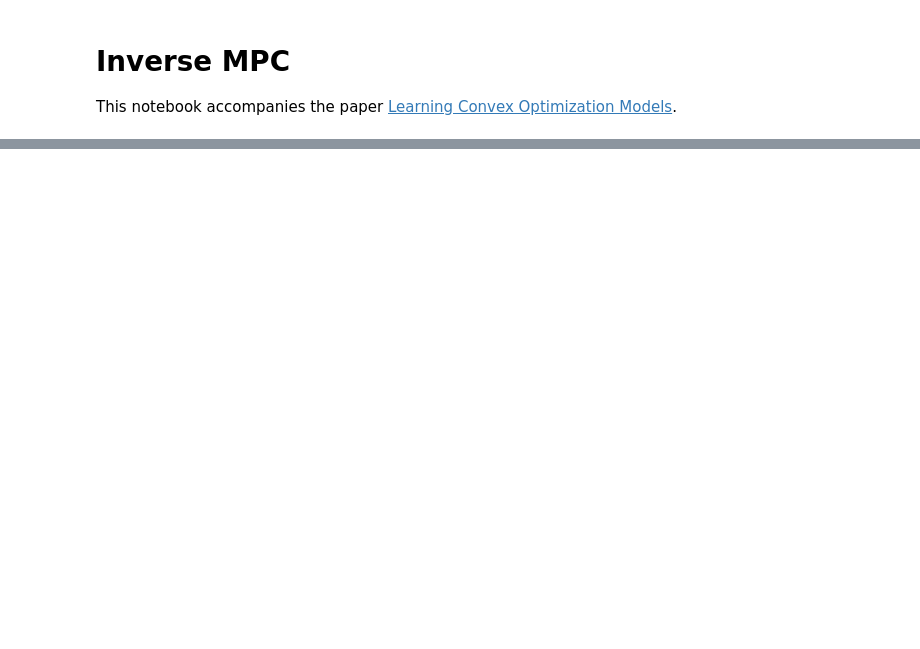
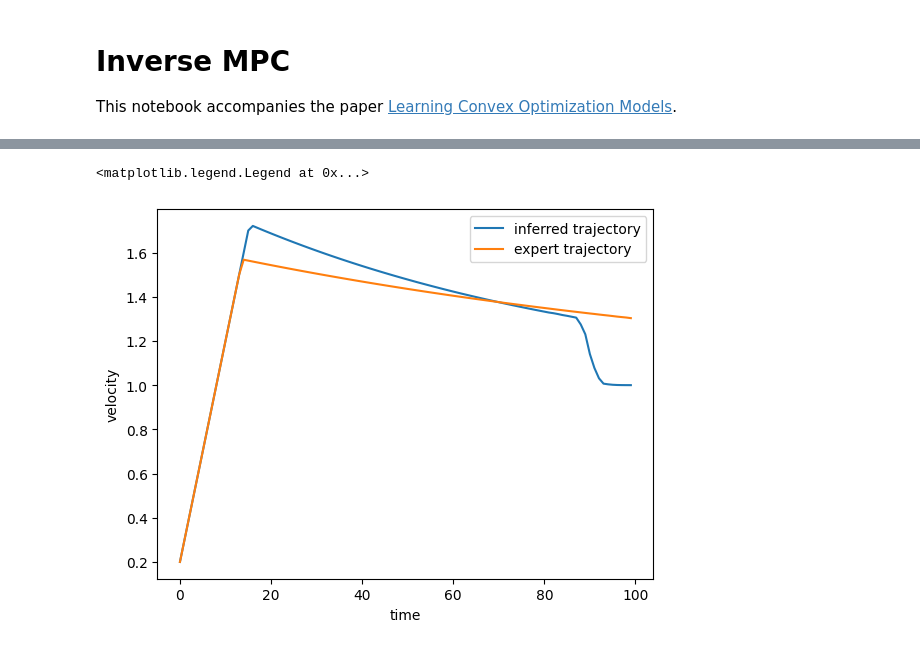
Before and after one commit to jamesjingqili/cvxpylayers, a Jupyter notebook: examples/torch/inverse_mpc.ipynb, the cells around one changed output, grey strips where cells are left out. Drawn from its saved outputs; the diff is of its cells as text; code cells hidden in the pictures; blank space fills up the shorter version.

```diff
--- a/examples/torch/inverse_mpc.ipynb
+++ b/examples/torch/inverse_mpc.ipynb
@@ -112,9 +258,0 @@ for control in val_mpc_controls:
-# %%
-def mse(preds, actual):
-    preds = torch.stack(preds, dim=0)
-    actual = torch.stack(actual, dim=0)
-    return (preds - actual).pow(2).mean(axis=1).mean(axis=0).item()
-# %%
-_, true_copt_controls, _ = simulate(mpc_policy) # forward simulate
-true_mse = mse(true_copt_controls, val_mpc_controls)
-true_mse
@@ -288,0 +335,9 @@ plt.show()
+# %%
+plt.plot(time_list, [x[1].cpu() for x in predicted_trajectory], label='inferred trajectory')
+plt.plot(time_list, [x[1].cpu() for x in expert_trajectory], label='expert trajectory')
+plt.xlabel("time")
+plt.ylabel("velocity")
+plt.legend()
+# %% [output]
+<matplotlib.legend.Legend at 0x...>
+[figure, added]
```
Also changed, not shown: parts of 28 cells of this notebook, 1 other file.
